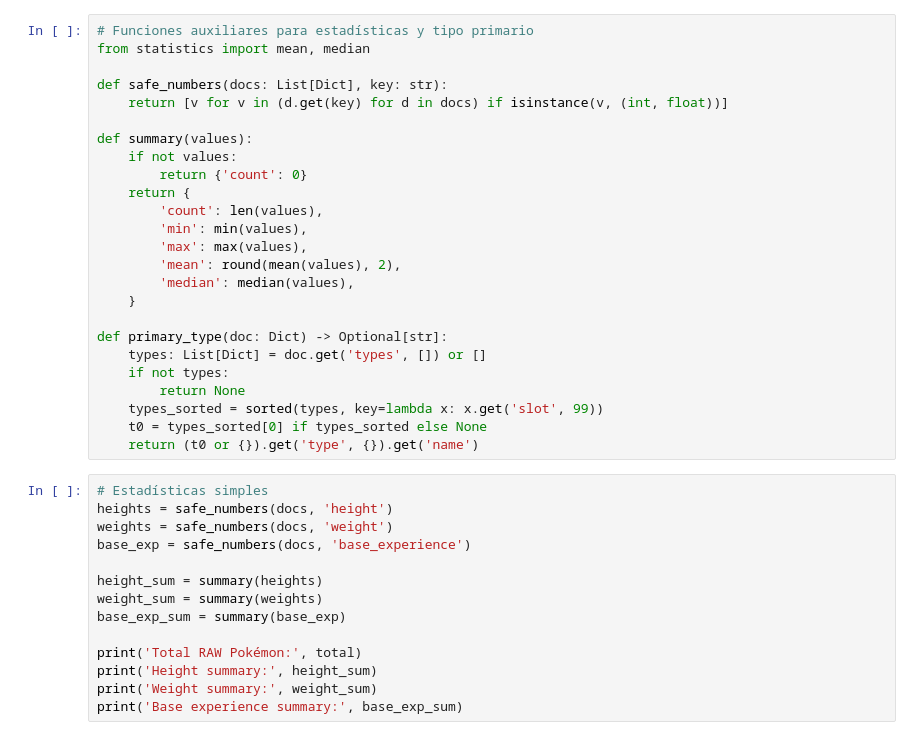
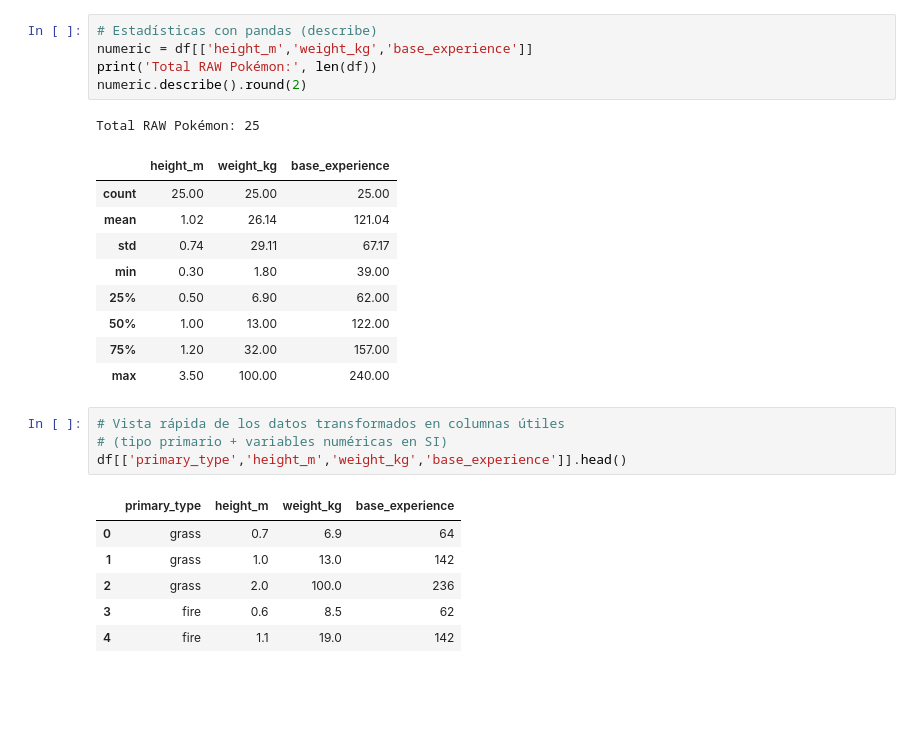
Before and after one commit to NicolasBusch23/taller_4_bases_de_datos, a Jupyter notebook: EDA/RAW_EDA.ipynb, the cells around one changed output. Cells and saved outputs as stored; diff of their text form; blank space fills up the shorter version.

```diff
--- a/EDA/RAW_EDA.ipynb
+++ b/EDA/RAW_EDA.ipynb
@@ -32,39 +58,27 @@ total
 # %%
-# Funciones auxiliares para estadísticas y tipo primario
-from statistics import mean, median
-
-def safe_numbers(docs: List[Dict], key: str):
-    return [v for v in (d.get(key) for d in docs) if isinstance(v, (int, float))]
-
-def summary(values):
-    if not values:
-        return {'count': 0}
-    return {
-        'count': len(values),
-        'min': min(values),
-        'max': max(values),
-        'mean': round(mean(values), 2),
-        'median': median(values),
-    }
-
-def primary_type(doc: Dict) -> Optional[str]:
-    types: List[Dict] = doc.get('types', []) or []
-    if not types:
-        return None
-    types_sorted = sorted(types, key=lambda x: x.get('slot', 99))
-    t0 = types_sorted[0] if types_sorted else None
-    return (t0 or {}).get('type', {}).get('name')
+# Estadísticas con pandas (describe)
+numeric = df[['height_m','weight_kg','base_experience']]
+print('Total RAW Pokémon:', len(df))
+numeric.describe().round(2)
+# %% [output]
+Total RAW Pokémon: 25
+|  | height_m | weight_kg | base_experience |
+| count | 25.00 | 25.00 | 25.00 |
+| mean | 1.02 | 26.14 | 121.04 |
+| std | 0.74 | 29.11 | 67.17 |
+| min | 0.30 | 1.80 | 39.00 |
+| 25% | 0.50 | 6.90 | 62.00 |
+| 50% | 1.00 | 13.00 | 122.00 |
+| 75% | 1.20 | 32.00 | 157.00 |
+| max | 3.50 | 100.00 | 240.00 |
 # %%
-# Estadísticas simples
-heights = safe_numbers(docs, 'height')
-weights = safe_numbers(docs, 'weight')
-base_exp = safe_numbers(docs, 'base_experience')
-
-height_sum = summary(heights)
-weight_sum = summary(weights)
-base_exp_sum = summary(base_exp)
-
-print('Total RAW Pokémon:', total)
-print('Height summary:', height_sum)
-print('Weight summary:', weight_sum)
-print('Base experience summary:', base_exp_sum)
+# Vista rápida de los datos transformados en columnas útiles
+# (tipo primario + variables numéricas en SI)
+df[['primary_type','height_m','weight_kg','base_experience']].head()
+# %% [output]
+|  | primary_type | height_m | weight_kg | base_experience |
+| 0 | grass | 0.7 | 6.9 | 64 |
+| 1 | grass | 1.0 | 13.0 | 142 |
+| 2 | grass | 2.0 | 100.0 | 236 |
+| 3 | fire | 0.6 | 8.5 | 62 |
+| 4 | fire | 1.1 | 19.0 | 142 |
```
Also changed, not shown: parts of 12 cells of this notebook, 4 other files.
